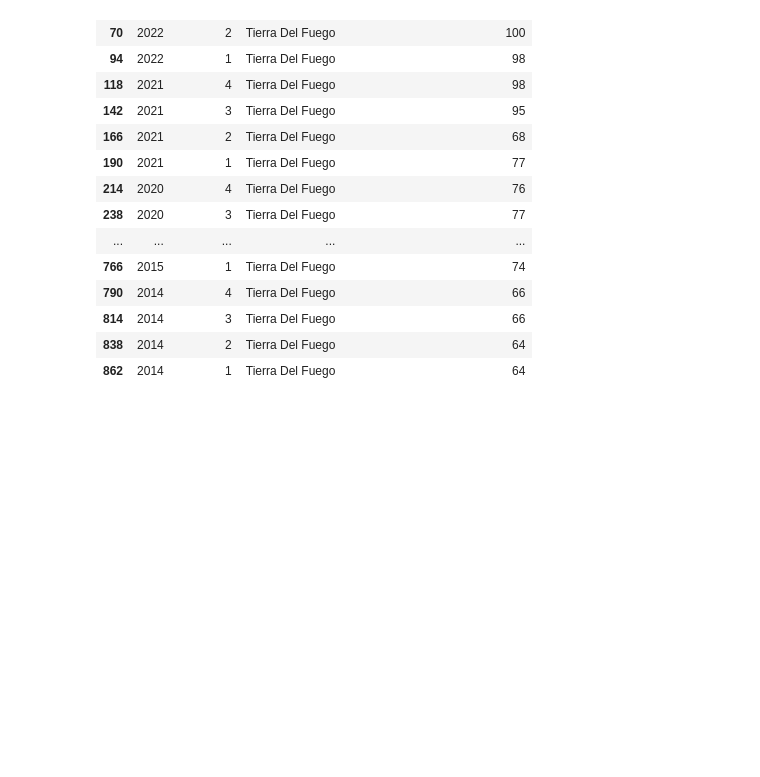
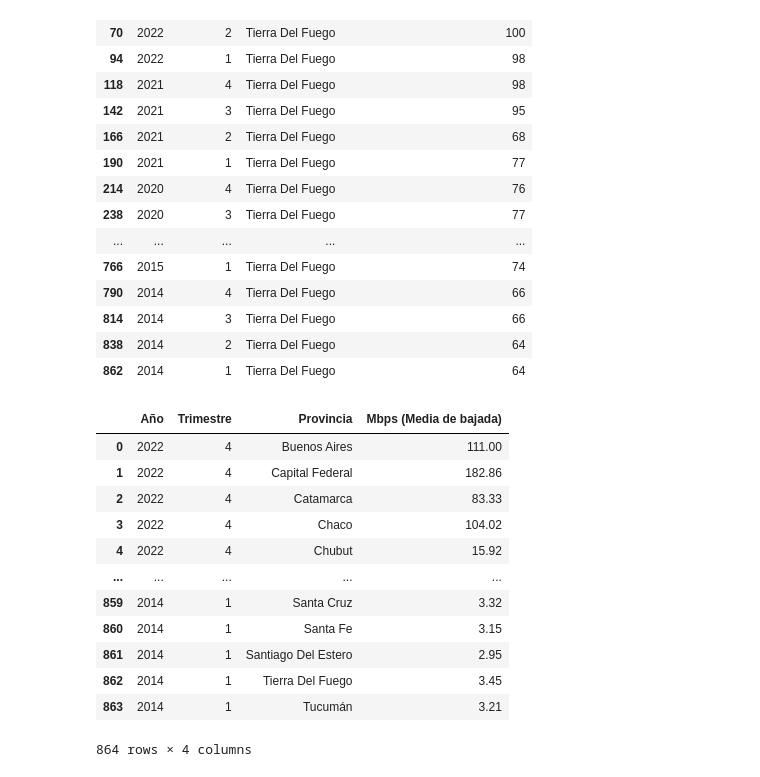
Before and after one commit to jonathancastillo185/Proyecto-2, a Jupyter notebook: ETL/P2.ipynb, the cells around one changed output. Cells and saved outputs as stored; diff of their text form; code cells hidden in the pictures; blank space fills up the shorter version.

```diff
--- a/ETL/P2.ipynb
+++ b/ETL/P2.ipynb
@@ -164,3 +173,23 @@ internet_penetracion.loc[internet_penetracion['Provincia'] == 'Tierra Del Fuego'
 | 814 | 2014 | 3 | Tierra Del Fuego | 66 |
 | 838 | 2014 | 2 | Tierra Del Fuego | 64 |
 | 862 | 2014 | 1 | Tierra Del Fuego | 64 |
+# %%
+velocidad_internet = pd.read_csv(r'..\Data\historico_velocidad_internet.csv')
+# %%
+velocidad_internet['Mbps (Media de bajada)'] = round(velocidad_internet['Mbps (Media de bajada)'],2)
+# %%
+velocidad_internet['Mbps (Media de bajada)'] = velocidad_internet['Mbps (Media de bajada)'].astype(str)
+# %% [output]
+|  | Año | Trimestre | Provincia | Mbps (Media de bajada) |
+| 0 | 2022 | 4 | Buenos Aires | 111.00 |
+| 1 | 2022 | 4 | Capital Federal | 182.86 |
+| 2 | 2022 | 4 | Catamarca | 83.33 |
+| 3 | 2022 | 4 | Chaco | 104.02 |
+| 4 | 2022 | 4 | Chubut | 15.92 |
+| ... | ... | ... | ... | ... |
+| 859 | 2014 | 1 | Santa Cruz | 3.32 |
+| 860 | 2014 | 1 | Santa Fe | 3.15 |
+| 861 | 2014 | 1 | Santiago Del Estero | 2.95 |
+| 862 | 2014 | 1 | Tierra Del Fuego | 3.45 |
+| 863 | 2014 | 1 | Tucumán | 3.21 |
+864 rows × 4 columns
```
Also changed, not shown: parts of 3 cells of this notebook, 2 other files.
